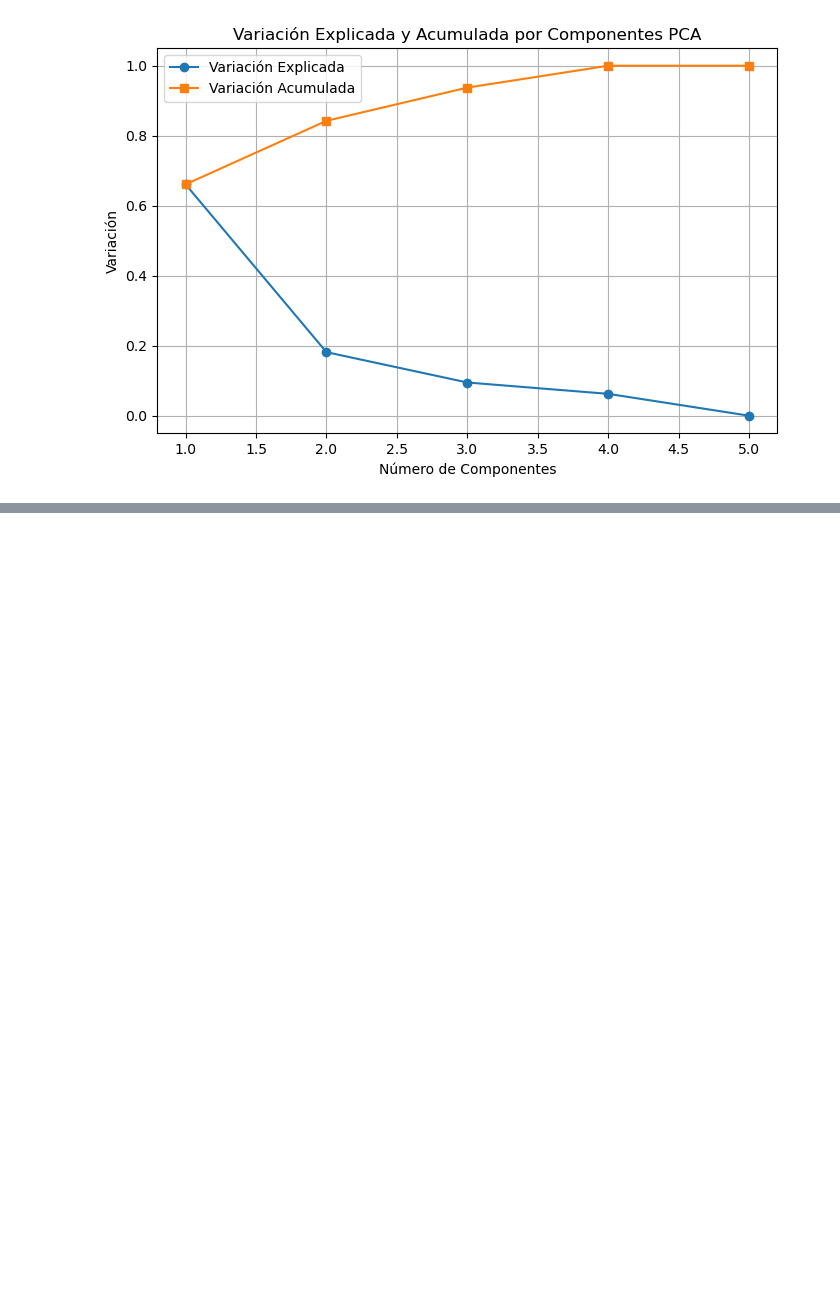
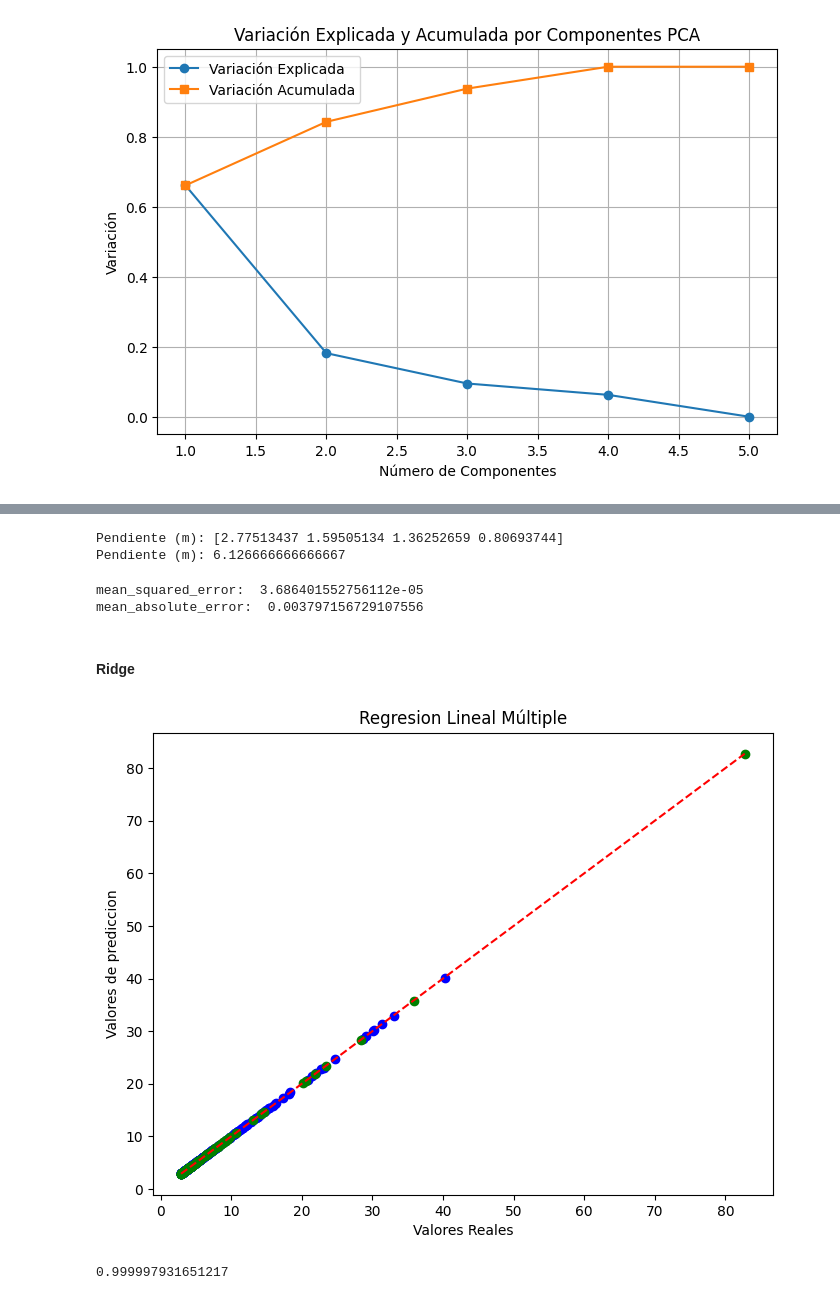
Before and after one commit to OzielLM/Proyecto_Mineria_Datos, a Jupyter notebook: Modelo_estrella.ipynb, the cells around one changed output, grey strips where cells are left out. Saved outputs shown, nothing was run; the diff lists cells and outputs as text; code cells hidden in the pictures; blank space fills up the shorter version.

```diff
--- a/Modelo_estrella.ipynb
+++ b/Modelo_estrella.ipynb
@@ -325,0 +453,47 @@ See the caveats in the documentation: https://pandas.pydata.org/pandas-docs/stab
+# %%
+pendiente = modelo.coef_
+interseccion = modelo.intercept_
+
+print(f"Pendiente (m): {pendiente}")
+print(f"Pendiente (m): {interseccion}")
+# %% [output]
+Pendiente (m): [2.77513437 1.59505134 1.36252659 0.80693744]
+Pendiente (m): 6.126666666666667
+# %%
+mse_rlm = mean_squared_error(vDep_pruebas, predicciones_rlm_prueba)
+rsem_rlm = np.sqrt(mse_rlm)
+mae_rlm = mean_absolute_error(vDep_pruebas, predicciones_rlm_prueba)
+print("mean_squared_error: ", mse_rlm)
+print("mean_absolute_error: ", mae_rlm)
+# %% [output]
+mean_squared_error:  3.686401552756112e-05
+mean_absolute_error:  0.003797156729107556
+# %% [markdown]
+#### Ridge
+# %%
+modelo_ridge = Ridge(alpha=1.0)
+modelo_ridge.fit(vIndependienteEntrenamientoScalado, vDep_entrenamiento)
+
+predicciones_ridge_entrenamiento = modelo_ridge.predict(vIndependienteEntrenamientoScalado)
+predicciones_ridge_prueba = modelo_ridge.predict(vIndependientePruebasScalado)
+
+plt.figure(figsize=(8,6))
+plt.scatter(vDep_entrenamiento, predicciones_ridge_entrenamiento, color='blue')
+plt.scatter(vDep_pruebas, predicciones_ridge_prueba, color='green')
+#LINEA DE IDENTIDAD
+plt.plot(
+    [vDep.min(), vDep.max()],
+    [vDep.min(), vDep.max()], 'r--'
+)
+
+plt.xlabel('Valores Reales')
+plt.ylabel('Valores de prediccion')
+plt.title('Regresion Lineal Múltiple')
+plt.show()
+
+#EVALUAR r2
+r2_rlm = r2_score(vDep_pruebas, modelo_ridge.predict(vIndependientePruebasScalado))
+print(r2_rlm)
+# %% [output]
+[figure, added]
+0.999997931651217
```
Also changed, not shown: parts of 25 cells of this notebook.
